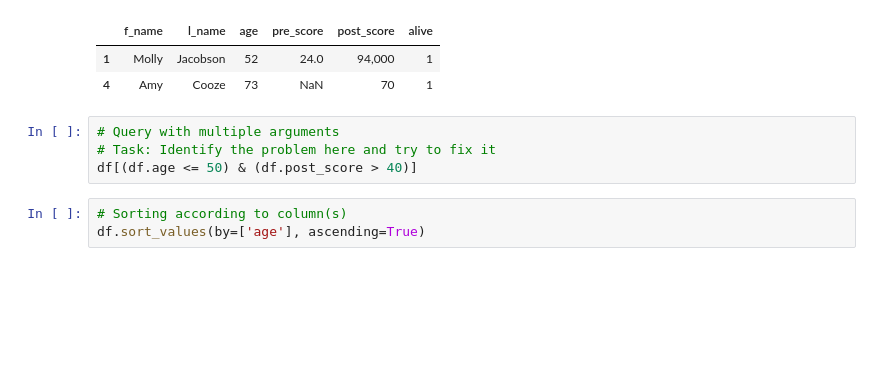
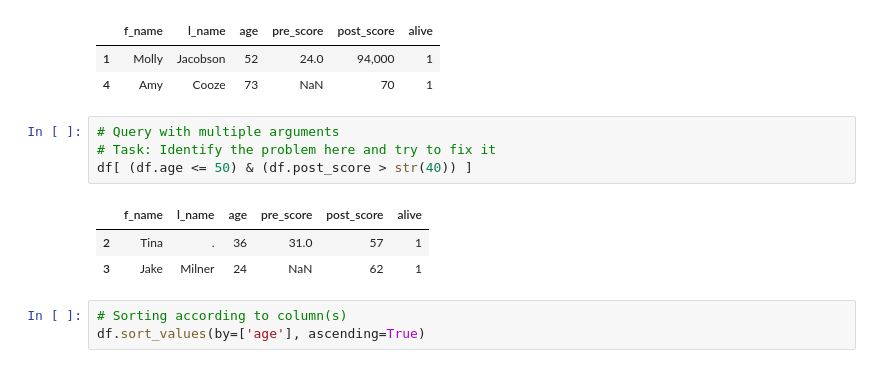
Before and after one commit to SachinKrishan/PythonBasics, a Jupyter notebook: Lookups/pandasBasics.ipynb, the cells around one changed output. Drawn from its saved outputs; the diff is of its cells as text; blank space fills up the shorter version.

```diff
--- a/Lookups/pandasBasics.ipynb
+++ b/Lookups/pandasBasics.ipynb
@@ -147,7 +147,11 @@ df[df.age > 50]
 # %%
 # Query with multiple arguments
 # Task: Identify the problem here and try to fix it
-df[(df.age <= 50) & (df.post_score > 40)]
+df[ (df.age <= 50) & (df.post_score > str(40)) ]
+# %% [output]
+|  | f_name | l_name | age | pre_score | post_score | alive |
+| 2 | Tina | . | 36 | 31.0 | 57 | 1 |
+| 3 | Jake | Milner | 24 | NaN | 62 | 1 |
 # %%
 # Sorting according to column(s)
 df.sort_values(by=['age'], ascending=True)
```
Also changed, not shown: parts of 1 cell of this notebook, 4 other files.
